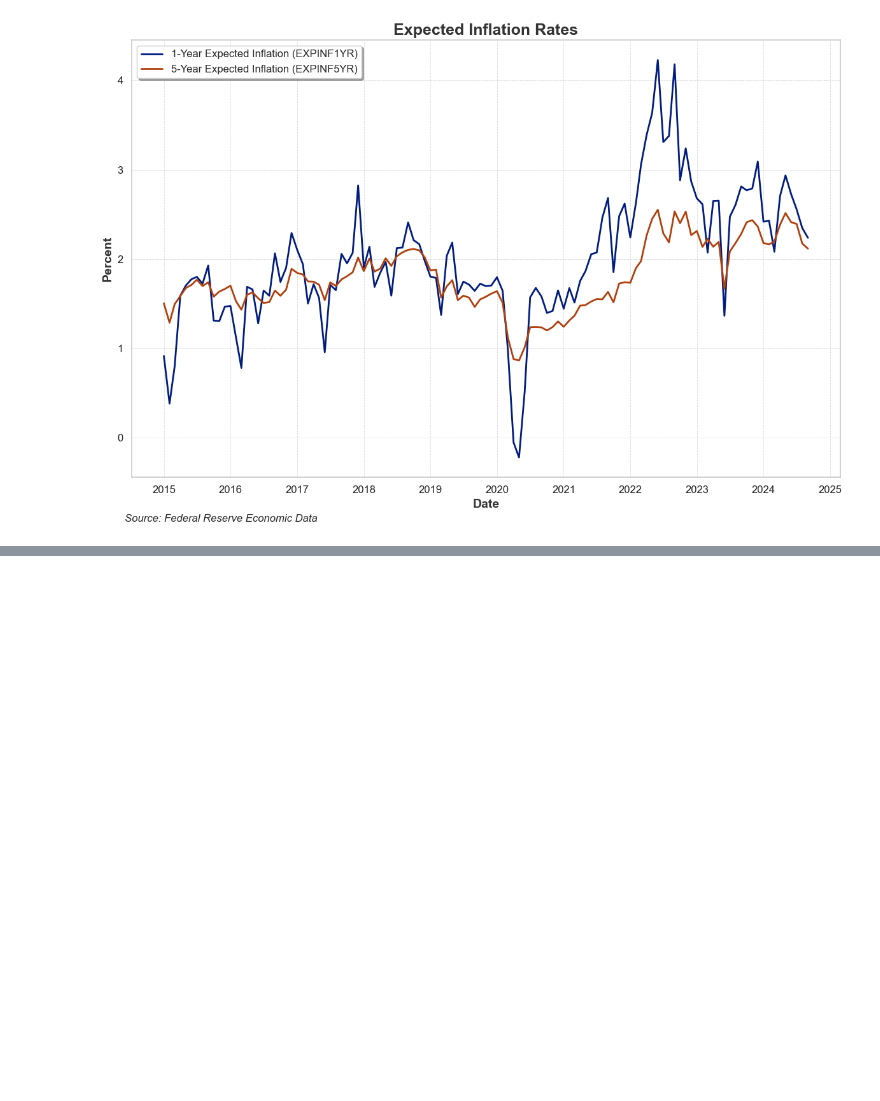
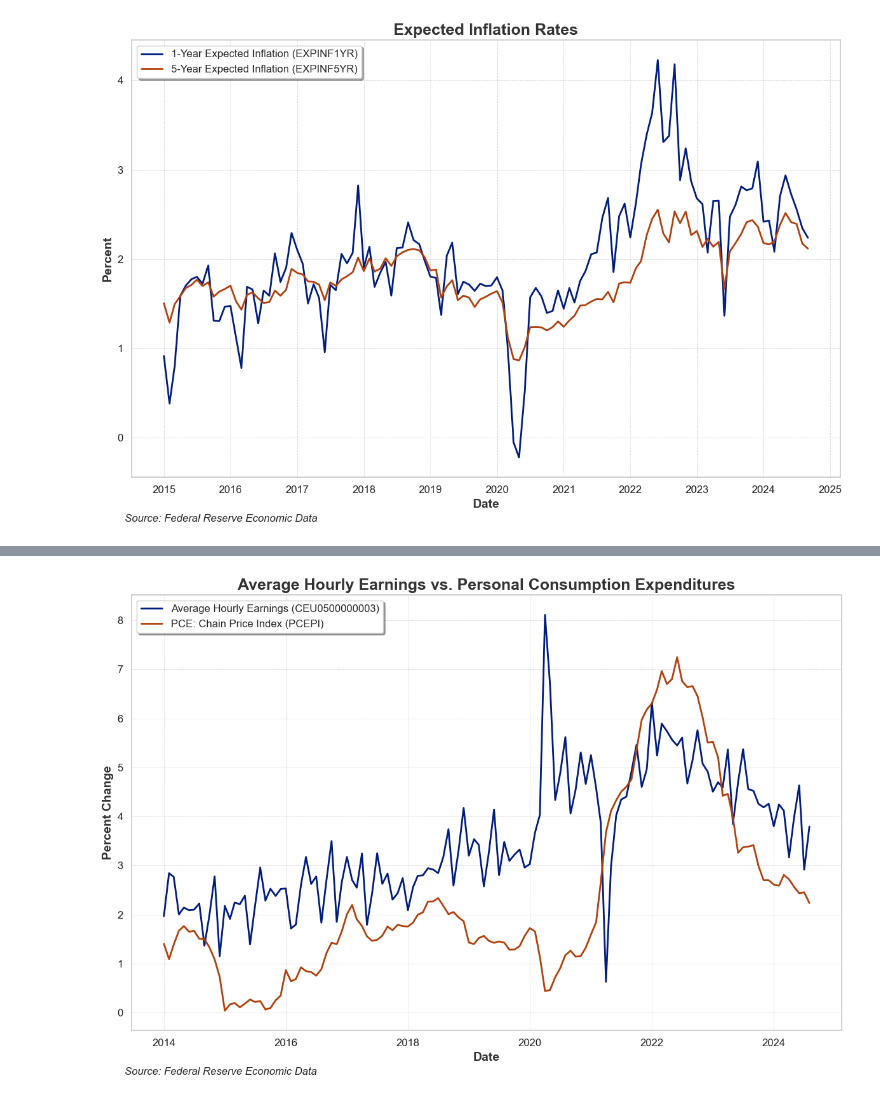
Before and after one commit to AkeBoss-tech/FEDChallenge, a Jupyter notebook: main.ipynb, the cells around one changed output, grey strips where cells are left out. Cells and saved outputs as stored; diff of their text form; code cells hidden in the pictures; blank space fills up the shorter version.

```diff
--- a/main.ipynb
+++ b/main.ipynb
@@ -608,0 +731,24 @@ plot_series(series_ids,
+# %%
+# Average Hourly Earnings of All Employees, Total Private (CEU0500000003)
+
+# Define the series IDs you want to plot
+series_ids = {
+    'CEU0500000003': 'FRED',
+    'PCEPI': 'FRED',
+}
+
+legend = ["Average Hourly Earnings (CEU0500000003)", "PCE: Chain Price Index (PCEPI)"]
+
+
+plot_series(
+    series_ids,
+    title="Average Hourly Earnings vs. Personal Consumption Expenditures",
+    y_label='Percent Change',
+    legend_text_generator=legend,
+    from_date='2013-01-01',
+    legend_loc='upper left',
+    year_over_year=True,
+    periods_in_year=12,
+)
+# %% [output]
+[figure, added]
```
Also changed, not shown: parts of 4 cells of this notebook, 1 other file.
